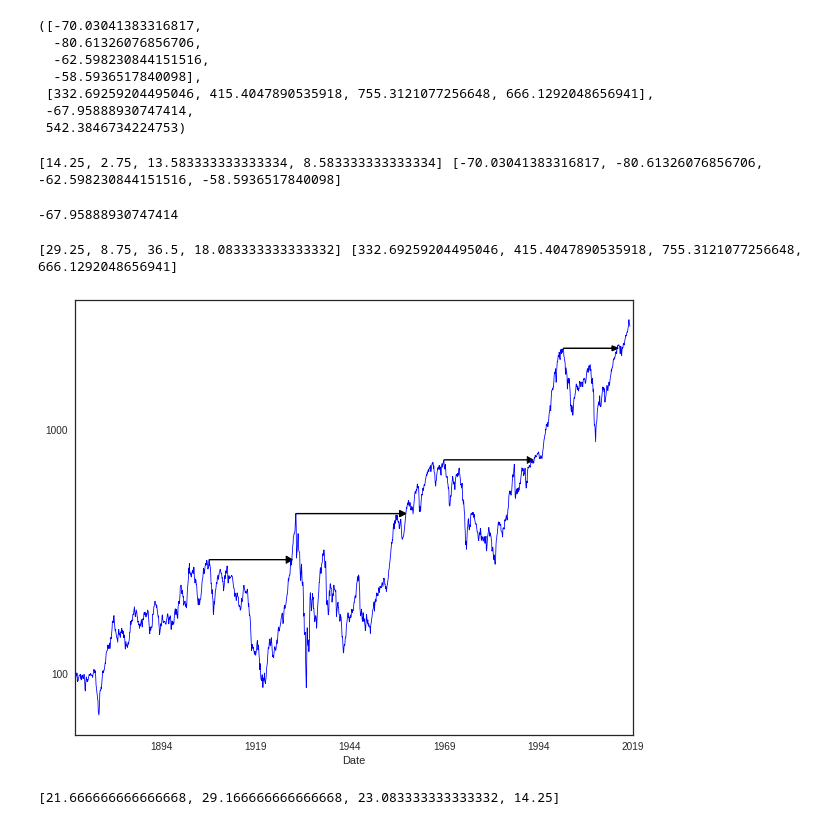
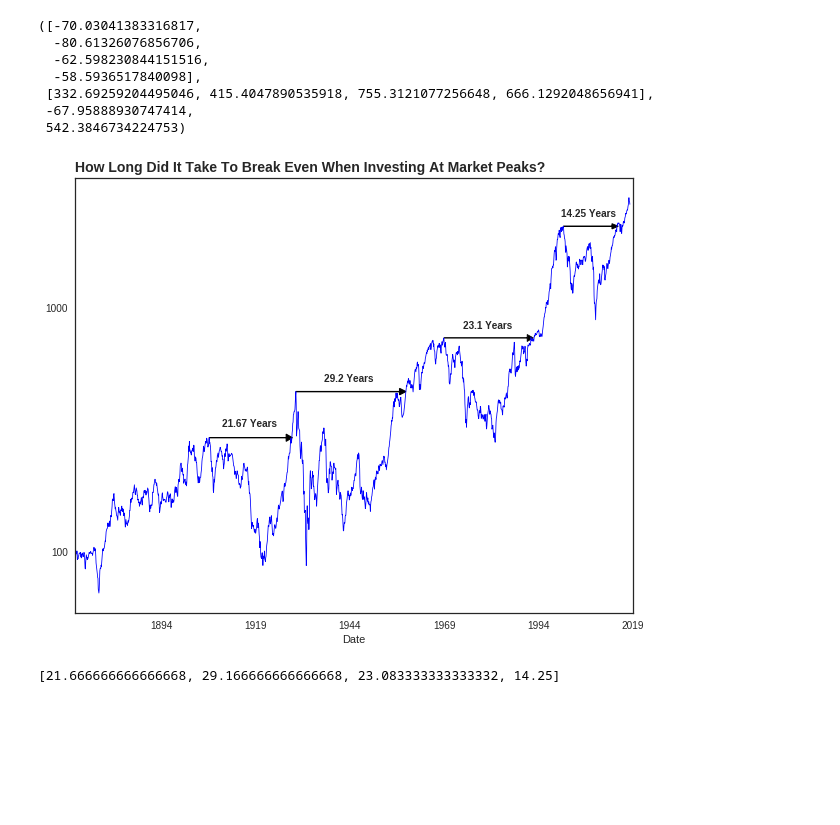
Before and after one commit to LambdaSchool/DS-Unit-1-Sprint-5-Data-Storytelling-Blog-Post, a Jupyter notebook: Data_Storytelling_Project.ipynb, the cells around one changed output. Drawn from its saved outputs; the diff is of its cells as text; code cells hidden in the pictures; blank space fills up the shorter version.

```diff
--- a/Data_Storytelling_Project.ipynb
+++ b/Data_Storytelling_Project.ipynb
@@ -884,27 +891,29 @@ inf_selloff_returns, inf_boom_returns, np.mean(inf_selloff_returns), np.mean(inf
  [332.69259204495046, 415.4047890535918, 755.3121077256648, 666.1292048656941],
  -67.95888930747414,
  542.3846734224753)
-# %%
-print(inf_selloff_dur,inf_selloff_returns)
-# %% [output]
-[14.25, 2.75, 13.583333333333334, 8.583333333333334] [-70.03041383316817, -80.61326076856706, -62.598230844151516, -58.5936517840098]
-# %%
-np.mean(inf_selloff_returns)
-# %% [output]
--67.95888930747414
-# %%
-print(inf_boom_dur,inf_boom_returns)
-# %% [output]
-[29.25, 8.75, 36.5, 18.083333333333332] [332.69259204495046, 415.4047890535918, 755.3121077256648, 666.1292048656941]
 # %%
+# How long would it take to break even if you invest at a market peak?
+
 breakeven = df['Real Price'].plot.line(color='b', linewidth=.8, figsize=(10, 8), logy=True, xlim=(dt.datetime(1871, 1, 1), dt.datetime(2019,1,1)))
+
+breakeven.text(x=dt.datetime(1871, 1, 1), y=3600, s="How Long Did It Take To Break Even When Investing At Market Peaks?",
+       fontsize=14, fontweight='bold')
+
+breakeven.text(x=dt.datetime(1910, 1, 1), y=325, s="21.67 Years",
+       fontsize=10, fontweight='bold')
+breakeven.text(x=dt.datetime(1937, 1, 1), y=500, s="29.2 Years",
+       fontsize=10, fontweight='bold')
+breakeven.text(x=dt.datetime(1974, 1, 1), y=820, s="23.1 Years",
+       fontsize=10, fontweight='bold')
+breakeven.text(x=dt.datetime(2000, 1, 1), y=2350, s="14.25 Years",
+       fontsize=10, fontweight='bold')
 
 breakeven.arrow(dt.datetime(1906, 9, 1), 292.63, 245, 0,  head_width=20, head_length=20, fc='k', ec='k', lw=1)
 breakeven.arrow(dt.datetime(1929, 9, 1), 452.01, 330, 0,  head_width=27, head_length=20, fc='k', ec='k', lw=1.2)
 breakeven.arrow(dt.datetime(1968, 12, 1), 749.51, 265, 0,  head_width=50, head_length=20, fc='k', ec='k', lw=.7)
 breakeven.arrow(dt.datetime(2000, 8, 1), 2147.69, 155, 0,  head_width=105, head_length=20, fc='k', ec='k', lw=1)
 
 breakeven.get_yaxis().set_major_formatter(matplotlib.ticker.ScalarFormatter());
 # %% [output]
-[figure, old version]
+[figure, new version]
 # %%
```
Also changed, not shown: parts of 14 cells of this notebook.
